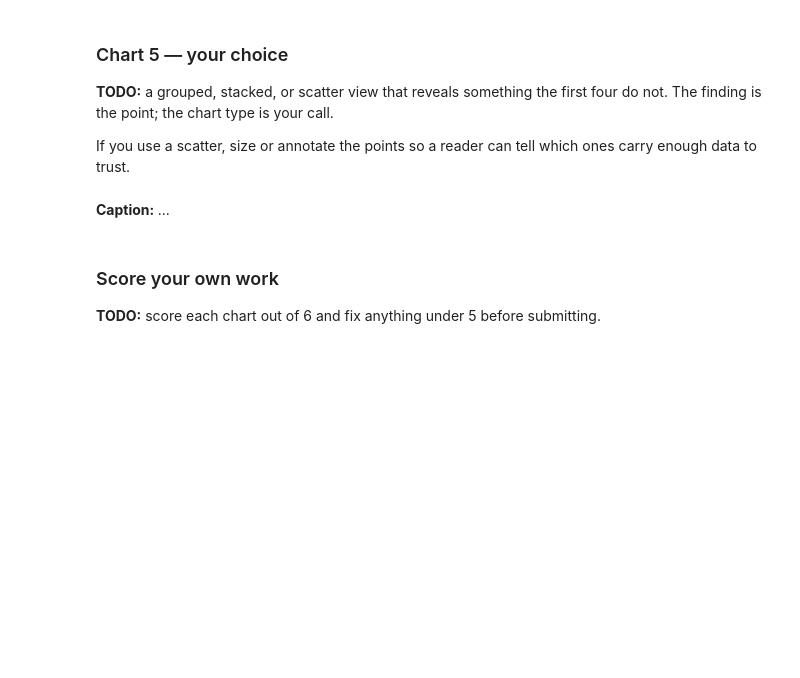
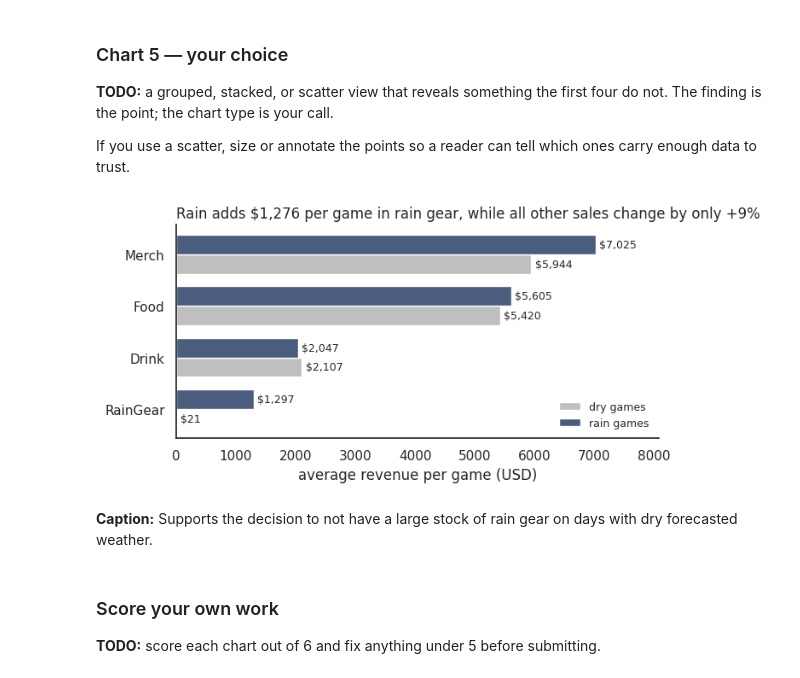
Before and after one commit to michaelhunter12/ds2002-fa26, a Jupyter notebook: notebooks/07-visualization/2026-11-13 — Visualization Challenge — Lab.ipynb, the cells around one changed output. Saved outputs shown, nothing was run; the diff lists cells and outputs as text; code cells hidden in the pictures; blank space fills up the shorter version.

```diff
--- a/notebooks/07-visualization/2026-11-13 — Visualization Challenge — Lab.ipynb
+++ b/notebooks/07-visualization/2026-11-13 — Visualization Challenge — Lab.ipynb
@@ -186,8 +238,35 @@ Every chart so far is a total. **TODO:** show the *distribution* of individual o
 If you use a scatter, size or annotate the points so a reader can tell which ones carry enough data to trust.
 # %%
 # TODO
+# average revenue per game, by category and weather
+per_game = (df.groupby(['weather', 'game', 'category'])['revenue'].sum()
+              .unstack('category', fill_value=0))
+avg = per_game.groupby('weather').mean().T          # rows: category, cols: dry / rain
+avg = avg.sort_values('rain')                       # same sorted-bar logic as Chart 1
+
+rg_add = avg.loc['RainGear', 'rain'] - avg.loc['RainGear', 'dry']
+other = avg.drop('RainGear')
+other_chg = other['rain'].sum() / other['dry'].sum() - 1
+
+fig, ax = plt.subplots(figsize=(7, 3.6))
+y = np.arange(len(avg))
+h = 0.38
+b_dry = ax.barh(y - h/2, avg['dry'], height=h, color='0.75', label='dry games')
+b_rain = ax.barh(y + h/2, avg['rain'], height=h, color=BLUE, label='rain games')
+ax.bar_label(b_dry, labels=[f'${v:,.0f}' for v in avg['dry']], padding=3, fontsize=9)
+ax.bar_label(b_rain, labels=[f'${v:,.0f}' for v in avg['rain']], padding=3, fontsize=9)
+
+ax.set_yticks(y, avg.index)
+ax.set_xlim(0, avg.values.max() * 1.15)
+ax.legend(frameon=False, fontsize=9, loc='lower right')
+
+finish(ax, f'Rain adds ${rg_add:,.0f} per game in rain gear, while all other sales change by only {other_chg:+.0%}',
+       xlabel='average revenue per game (USD)')
+plt.show()
+# %% [output]
+[figure, added]
 # %% [markdown]
-**Caption:** _..._
+**Caption:** Supports the decision to not have a large stock of rain gear on days with dry forecasted weather.
 # %% [markdown]
 ### Score your own work
 
```
Also changed, not shown: parts of 11 cells of this notebook.
